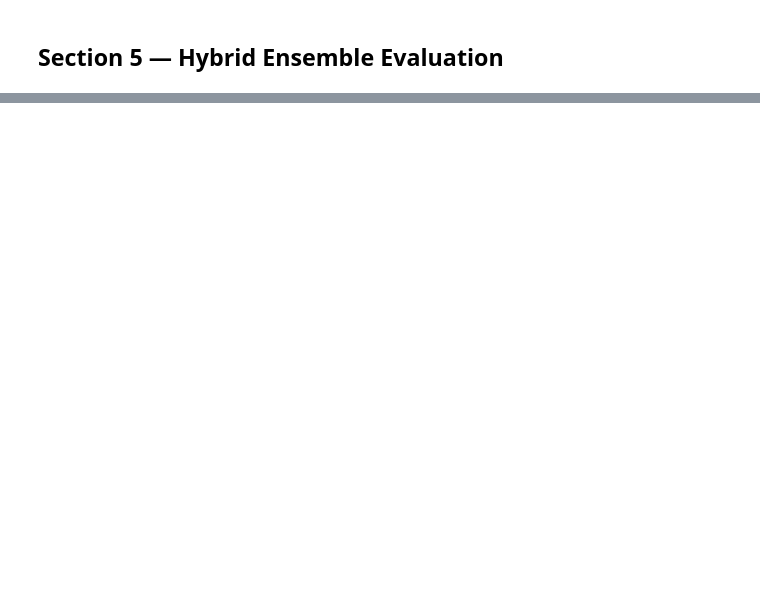
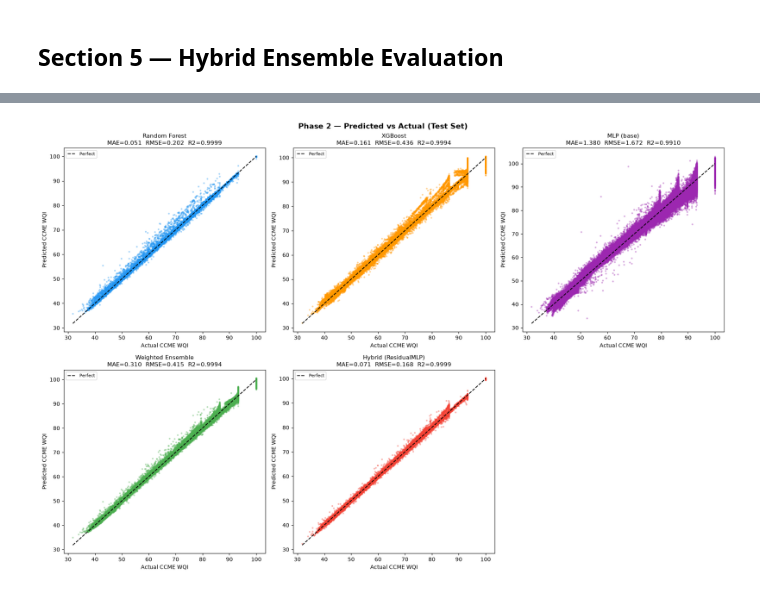
Before and after one commit to MAYANKSHARMA01010/Semester_5_AML_DL, a Jupyter notebook: Phase_2_Deep_Learning/notebooks/04_hybrid_model.ipynb, the cells around one changed output, grey strips where cells are left out. Cells and saved outputs as stored; diff of their text form; code cells hidden in the pictures; blank space fills up the shorter version.

```diff
--- a/Phase_2_Deep_Learning/notebooks/04_hybrid_model.ipynb
+++ b/Phase_2_Deep_Learning/notebooks/04_hybrid_model.ipynb
@@ -100,4 +102,3 @@ print(f'Target             : {TARGET_COL}')
 # %%
-# ── Load data splits ───────────────────────────────────────────────────────
-train_df, val_df, test_df = load_raw_splits(DATA_DIR)
-print(f'Train: {len(train_df):,} rows | Val: {len(val_df):,} rows | Test: {len(test_df):,} rows')
+train_df, val_df, test_df = load_raw_splits(paths['data_dir'])
+print(f"Train: {len(train_df):,} rows | Val: {len(val_df):,} rows | Test: {len(test_df):,} rows")
@@ -135,9 +135,2 @@ print(f'Test  features: {X_test_np.shape}  | Targets: {y_test_np.shape}')
 # %% [markdown]
 ## Section 2 — Out-of-Fold Predictions
-# %%
-# ── Generate OOF predictions (5-fold KFold, no data leakage) ─────────────
-oof_rf, oof_xgb, fold_metrics_dict = generate_ensemble_oof(
-    X_train_np, y_train_np, n_splits=5, random_state=42
-)
-print(f'\nOOF RF  shape : {oof_rf.shape}')
-print(f'OOF XGB shape : {oof_xgb.shape}')
@@ -324,15 +395,8 @@ print(f'Weighted Ensemble — Val: {we_val.shape}, Test: {we_test.shape}')
 # %%
-# ── Hybrid corrected predictions (base_pred + residual correction) ─────────
 hybrid_model = HybridEnsemble(hybrid_cfg).to(DEVICE)
-
-# Load residual net weights into hybrid model
 hybrid_model.residual_net.load_state_dict(residual_net.state_dict())
 hybrid_model.eval()
 
-base_val_pred_avg  = (rf_val  + xgb_val)  / 2.0
-base_test_pred_avg = (rf_test + xgb_test) / 2.0
-
-hybrid_val  = hybrid_model.predict_numpy(X_val_np,  base_val_pred_avg,  device=DEVICE)
-hybrid_test = hybrid_model.predict_numpy(X_test_np, base_test_pred_avg, device=DEVICE)
-
-print(f'Hybrid Ensemble — Val: {hybrid_val.shape}, Test: {hybrid_test.shape}')
+hybrid_val = hybrid_model.predict_numpy(x_val_all.numpy(), base_val_pred_avg, device=DEVICE)
+hybrid_test = hybrid_model.predict_numpy(x_test_all.numpy(), base_test_pred_avg, device=DEVICE)
+print(f"Hybrid Ensemble — Val: {hybrid_val.shape}, Test: {hybrid_test.shape}")
@@ -360,30 +435,32 @@ print('='*70)
 # %%
-# ── Scatter plots: Predicted vs Actual (Test set, all 5 models) ───────────
 test_preds_all = {
     'Random Forest': rf_test,
     'XGBoost': xgb_test,
     'MLP (base)': mlp_test,
     'Weighted Ensemble': we_test,
     'Hybrid (ResidualMLP)': hybrid_test,
 }
 
 fig, axes = plt.subplots(2, 3, figsize=(18, 12))
 axes = axes.flatten()
 colors = ['#2196F3', '#FF9800', '#9C27B0', '#4CAF50', '#F44336']
 
 for ax, (model_name, preds), color in zip(axes, test_preds_all.items(), colors):
     m = compute_regression_metrics(y_test_np, preds)
     ax.scatter(y_test_np, preds, alpha=0.3, s=5, color=color, rasterized=True)
     min_v, max_v = y_test_np.min(), y_test_np.max()
     ax.plot([min_v, max_v], [min_v, max_v], 'k--', lw=1.5, label='Perfect')
-    ax.set_title(f'{model_name}\nMAE={m["mae"]:.3f}  RMSE={m["rmse"]:.3f}  R²={m["r2"]:.4f}', fontsize=11)
-    ax.set_xlabel('Actual CCME WQI'); ax.set_ylabel('Predicted CCME WQI')
+    ax.set_title(f"{model_name}\nMAE={m['mae']:.3f}  RMSE={m['rmse']:.3f}  R2={m['r2']:.4f}", fontsize=11)
+    ax.set_xlabel('Actual CCME WQI')
+    ax.set_ylabel('Predicted CCME WQI')
     ax.legend(fontsize=8)
 
 axes[-1].set_visible(False)
-plt.suptitle('Phase 4 — Predicted vs Actual (Test Set)', fontsize=14, fontweight='bold')
+plt.suptitle('Phase 2 — Predicted vs Actual (Test Set)', fontsize=14, fontweight='bold')
 plt.tight_layout()
-plt.savefig(OUTPUT_DIR / 'hybrid_scatter_plots.png', dpi=150, bbox_inches='tight')
+plt.savefig(paths['artifacts_dir'] / 'hybrid_scatter_plots.png', dpi=150, bbox_inches='tight')
+plt.savefig(paths['secondary_output_dir'] / 'hybrid_scatter_plots.png', dpi=150, bbox_inches='tight')
 plt.show()
-print('✓ Scatter plots saved')
+# %% [output]
+[figure, added]
 # %%
```
Also changed, not shown: parts of 38 cells of this notebook, 40 other files.
